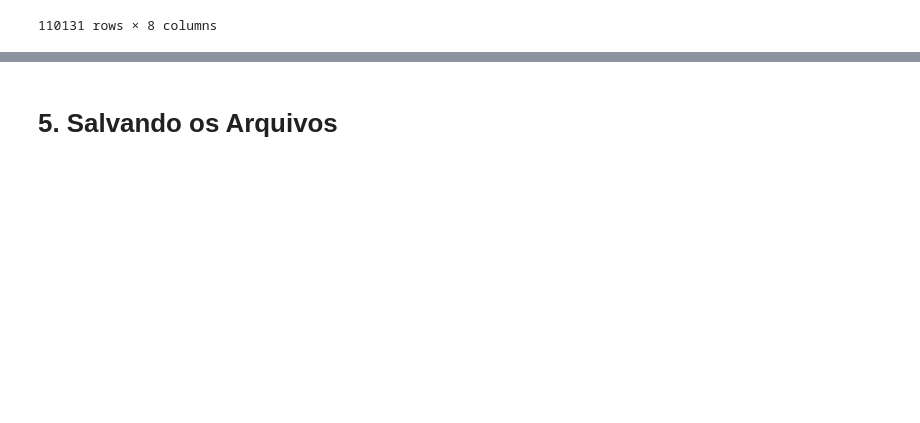
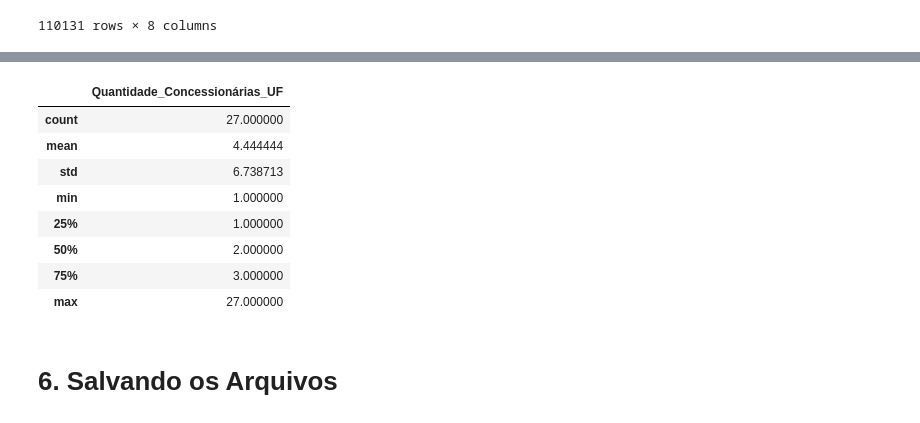
Before and after one commit to daniel64bit/distribuicao-renovavel, a Jupyter notebook: notebooks/analise_exploratoria/ANEEL.ipynb, the cells around one changed output, grey strips where cells are left out. Cells and saved outputs as stored; diff of their text form; code cells hidden in the pictures; blank space fills up the shorter version.

```diff
--- a/notebooks/analise_exploratoria/ANEEL.ipynb
+++ b/notebooks/analise_exploratoria/ANEEL.ipynb
@@ -205,5 +293,19 @@ df_concessionarias_por_municipio
+# %%
+# Dados estatísticos sobre as informações obtidas.
+
+sumarizacao_uf.describe()
+# %% [output]
+|  | Quantidade_Concessionárias_UF |
+| count | 27.000000 |
+| mean | 4.444444 |
+| std | 6.738713 |
+| min | 1.000000 |
+| 25% | 1.000000 |
+| 50% | 2.000000 |
+| 75% | 3.000000 |
+| max | 27.000000 |
 # %% [markdown]
-# 5. Salvando os Arquivos
+# 6. Salvando os Arquivos
 # %%
 df_concessionarias_por_uf.to_csv('../../data/processed/ANEEL/df_concessionarias_por_uf.csv')
 df_concessionarias_por_municipio.to_csv('../../data/processed/ANEEL/df_concessionarias_por_municipio.csv')
```
Also changed, not shown: parts of 20 cells of this notebook.
